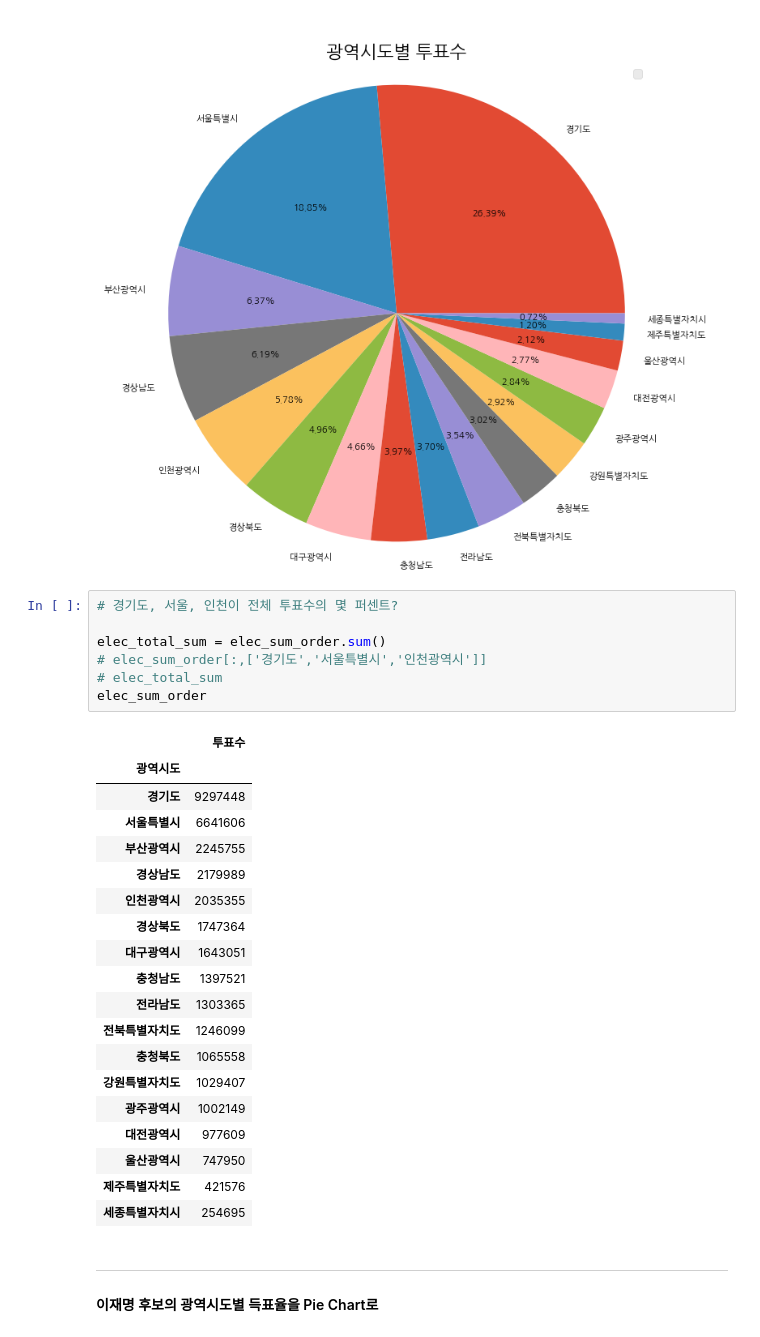
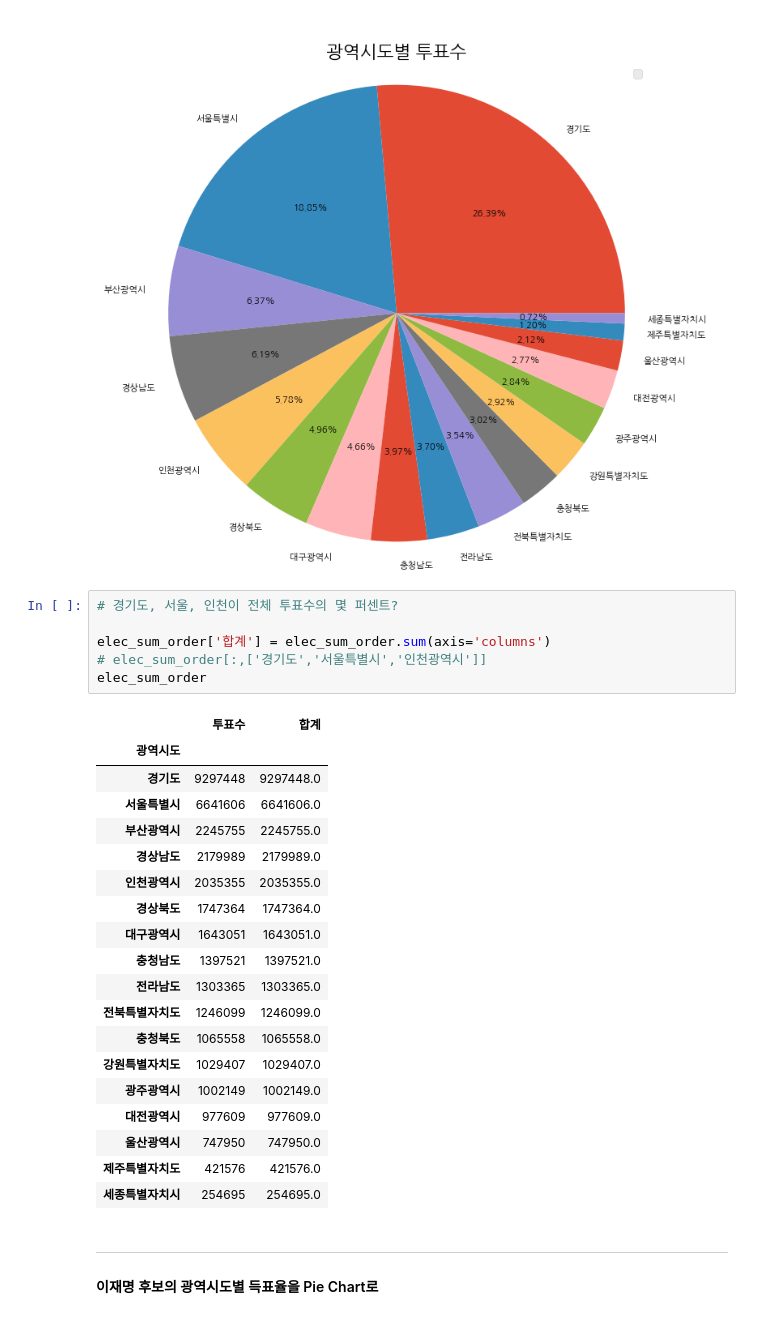
Before and after one commit to Hgracefield/dataAnalysis, a Jupyter notebook: Note/09.대선자료시각화_21대.ipynb, the cells around one changed output. Saved outputs shown, nothing was run; the diff lists cells and outputs as text.

```diff
--- a/Note/09.대선자료시각화_21대.ipynb
+++ b/Note/09.대선자료시각화_21대.ipynb
@@ -222,30 +222,29 @@ plt.show()
 # %%
 # 경기도, 서울, 인천이 전체 투표수의 몇 퍼센트?
 
-elec_total_sum = elec_sum_order.sum()
+elec_sum_order['합계'] = elec_sum_order.sum(axis='columns')
 # elec_sum_order[:,['경기도','서울특별시','인천광역시']]
-# elec_total_sum
 elec_sum_order
 # %% [output]
-|  | 투표수 |
-| 광역시도 |  |
-| 경기도 | 9297448 |
-| 서울특별시 | 6641606 |
-| 부산광역시 | 2245755 |
-| 경상남도 | 2179989 |
-| 인천광역시 | 2035355 |
-| 경상북도 | 1747364 |
-| 대구광역시 | 1643051 |
-| 충청남도 | 1397521 |
-| 전라남도 | 1303365 |
-| 전북특별자치도 | 1246099 |
-| 충청북도 | 1065558 |
-| 강원특별자치도 | 1029407 |
-| 광주광역시 | 1002149 |
-| 대전광역시 | 977609 |
-| 울산광역시 | 747950 |
-| 제주특별자치도 | 421576 |
-| 세종특별자치시 | 254695 |
+|  | 투표수 | 합계 |
+| 광역시도 |  |  |
+| 경기도 | 9297448 | 9297448.0 |
+| 서울특별시 | 6641606 | 6641606.0 |
+| 부산광역시 | 2245755 | 2245755.0 |
+| 경상남도 | 2179989 | 2179989.0 |
+| 인천광역시 | 2035355 | 2035355.0 |
+| 경상북도 | 1747364 | 1747364.0 |
+| 대구광역시 | 1643051 | 1643051.0 |
+| 충청남도 | 1397521 | 1397521.0 |
+| 전라남도 | 1303365 | 1303365.0 |
+| 전북특별자치도 | 1246099 | 1246099.0 |
+| 충청북도 | 1065558 | 1065558.0 |
+| 강원특별자치도 | 1029407 | 1029407.0 |
+| 광주광역시 | 1002149 | 1002149.0 |
+| 대전광역시 | 977609 | 977609.0 |
+| 울산광역시 | 747950 | 747950.0 |
+| 제주특별자치도 | 421576 | 421576.0 |
+| 세종특별자치시 | 254695 | 254695.0 |
 # %% [markdown]
 ---
 #### 이재명 후보의 광역시도별 득표율을 Pie Chart로
```
Also changed, not shown: parts of 26 cells of this notebook.
